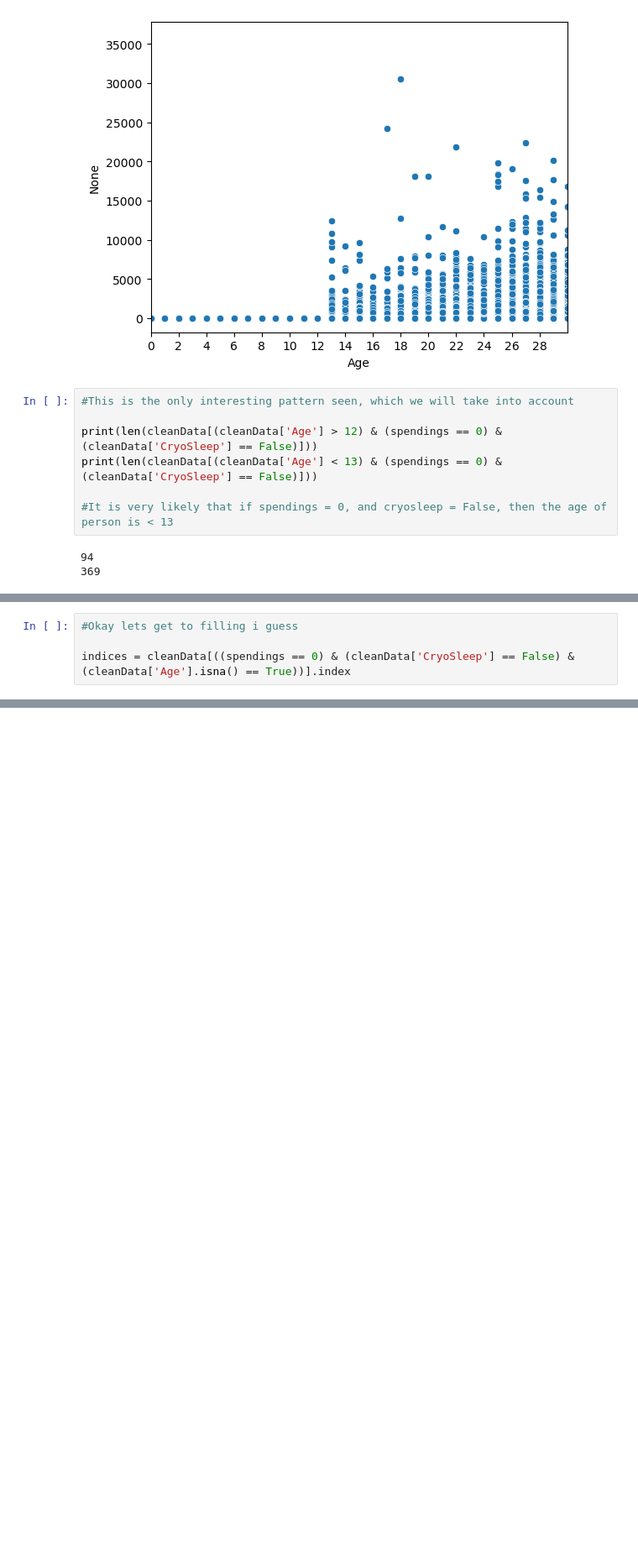
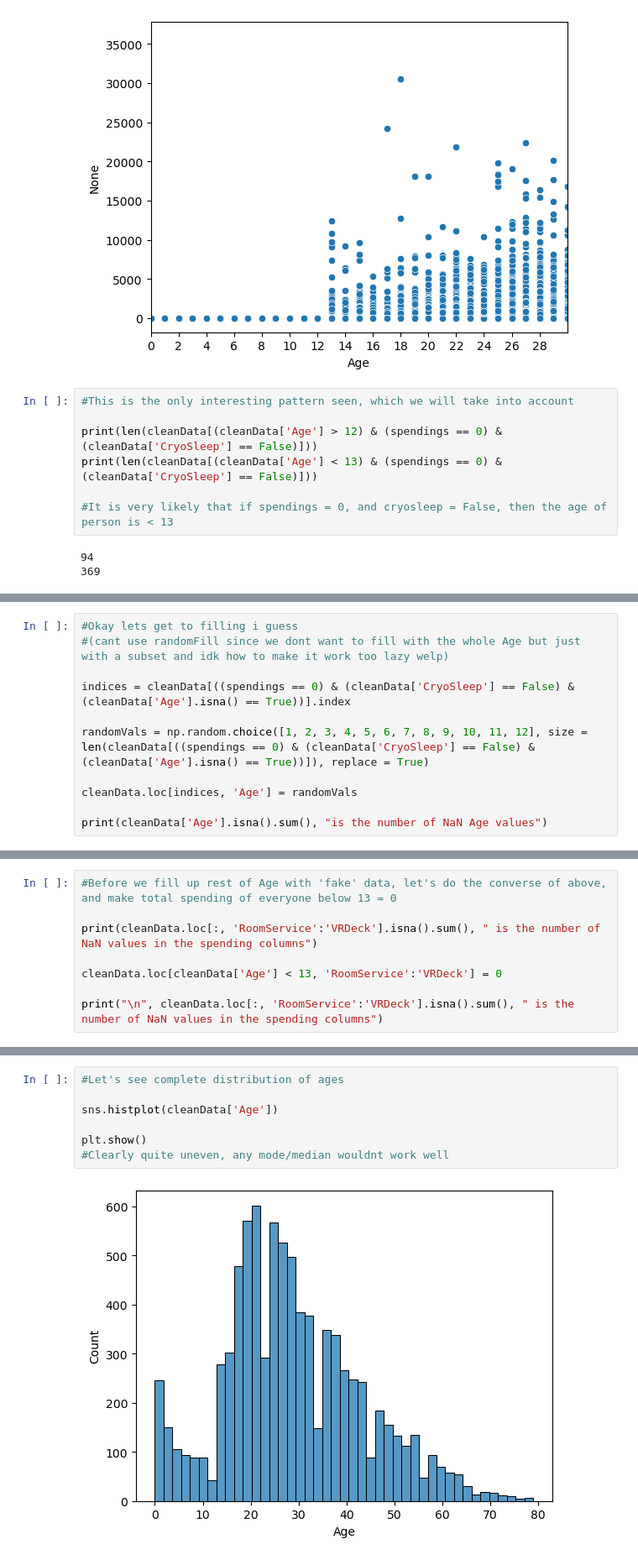
Before and after one commit to bestboybest/OlympusTech3.0--AstroGoodBoy, a Jupyter notebook: Task2/AstroGoodBoy_notebook_cleaning.ipynb, the cells around one changed output, grey strips where cells are left out. Shown: that part at 84% size. Saved outputs shown, nothing was run; the diff lists cells and outputs as text; blank space fills up the shorter version.

Commit message:
FINISHED DATA CLEANING YAYYY

```diff
--- a/Task2/AstroGoodBoy_notebook_cleaning.ipynb
+++ b/Task2/AstroGoodBoy_notebook_cleaning.ipynb
@@ -989,5 +989,12 @@ cleanData[((spendings == 0) & (cleanData['CryoSleep'] == False) & (cleanData['Ag
 | 7419 | 7936_02 | Earth | False | G/1284/P | TRAPPIST-1e | NaN | False | 0.0 | 0.0 | ... |
 # %%
 #Okay lets get to filling i guess
+#(cant use randomFill since we dont want to fill with the whole Age but just with a subset and idk how to make it work too lazy welp)
 
 indices = cleanData[((spendings == 0) & (cleanData['CryoSleep'] == False) & (cleanData['Age'].isna() == True))].index
+
+randomVals = np.random.choice([1, 2, 3, 4, 5, 6, 7, 8, 9, 10, 11, 12], size = len(cleanData[((spendings == 0) & (cleanData['CryoSleep'] == False) & (cleanData['Age'].isna() == True))]), replace = True)
+
+cleanData.loc[indices, 'Age'] = randomVals
+
+print(cleanData['Age'].isna().sum(), "is the number of NaN Age values")
@@ -993,0 +1003,8 @@ indices = cleanData[((spendings == 0) & (cleanData['CryoSleep'] == False) & (cle
+# %%
+#Before we fill up rest of Age with 'fake' data, let's do the converse of above, and make total spending of everyone below 13 = 0
+
+print(cleanData.loc[:, 'RoomService':'VRDeck'].isna().sum(), " is the number of NaN values in the spending columns")
+
+cleanData.loc[cleanData['Age'] < 13, 'RoomService':'VRDeck'] = 0
+
+print("\n", cleanData.loc[:, 'RoomService':'VRDeck'].isna().sum(), " is the number of NaN values in the spending columns")
@@ -993,0 +1025,9 @@ indices = cleanData[((spendings == 0) & (cleanData['CryoSleep'] == False) & (cle
+# %%
+#Let's see complete distribution of ages
+
+sns.histplot(cleanData['Age'])
+
+plt.show()
+#Clearly quite uneven, any mode/median wouldnt work well
+# %% [output]
+[figure, added]
```
Also changed, not shown: parts of 13 cells of this notebook, 1 other file.
